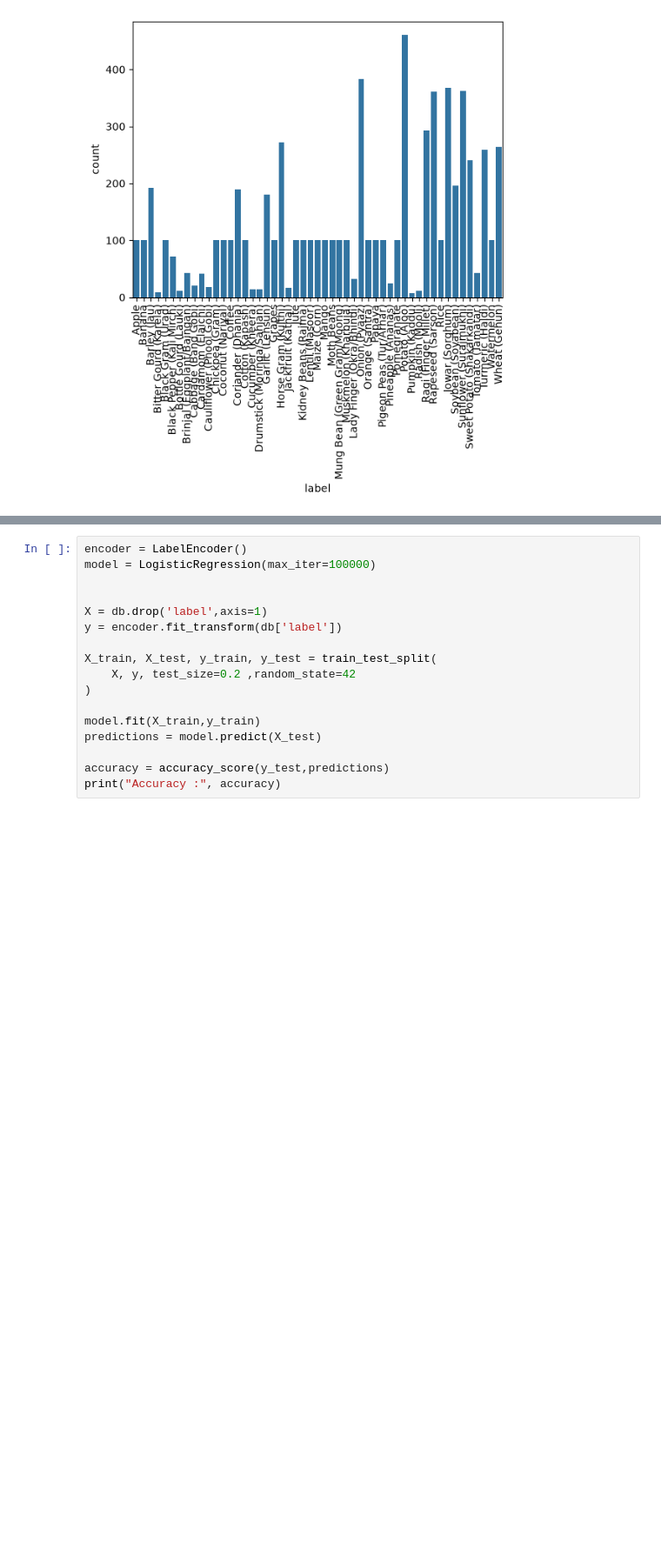
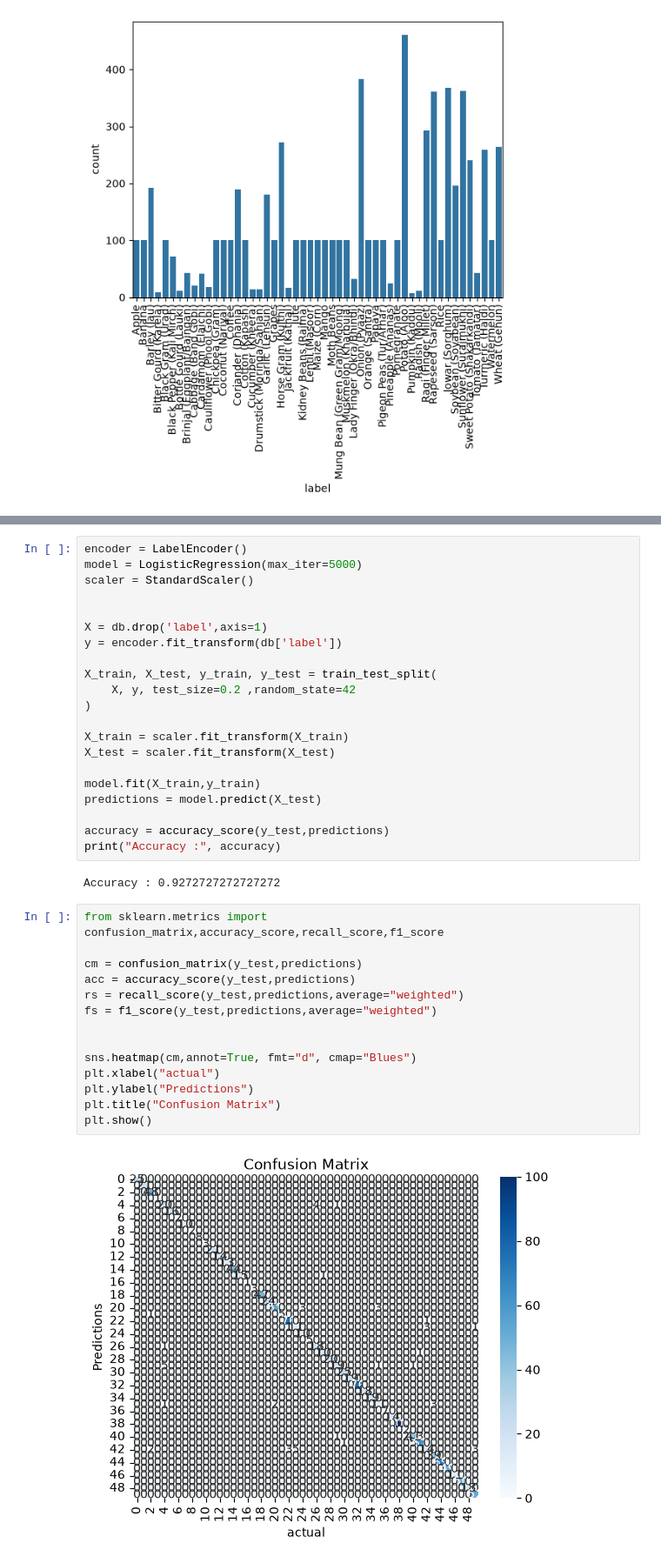
Before and after one commit to sandeshKumar18/Crop-Prediction-Models, a Jupyter notebook: Model.ipynb, the cells around one changed output, grey strips where cells are left out. Shown at 87% size. Drawn from its saved outputs; the diff is of its cells as text; blank space fills up the shorter version.

Commit message:
confusion matrix

```diff
--- a/Model.ipynb
+++ b/Model.ipynb
@@ -29,6 +35,7 @@ from sklearn.model_selection import train_test_split
 # %%
 encoder = LabelEncoder()
-model = LogisticRegression(max_iter=100000)
+model = LogisticRegression(max_iter=5000)
+scaler = StandardScaler()
 
 
 X = db.drop('label',axis=1)
@@ -38,8 +45,29 @@ X_train, X_test, y_train, y_test = train_test_split(
     X, y, test_size=0.2 ,random_state=42
 )
 
+X_train = scaler.fit_transform(X_train)
+X_test = scaler.fit_transform(X_test)
+
 model.fit(X_train,y_train)
 predictions = model.predict(X_test)
 
 accuracy = accuracy_score(y_test,predictions)
 print("Accuracy :", accuracy)
+# %% [output]
+Accuracy : 0.9272727272727272
+# %%
+from sklearn.metrics import confusion_matrix,accuracy_score,recall_score,f1_score
+
+cm = confusion_matrix(y_test,predictions)
+acc = accuracy_score(y_test,predictions)
+rs = recall_score(y_test,predictions,average="weighted")
+fs = f1_score(y_test,predictions,average="weighted")
+
+
+sns.heatmap(cm,annot=True, fmt="d", cmap="Blues")
+plt.xlabel("actual")
+plt.ylabel("Predictions")
+plt.title("Confusion Matrix")
+plt.show()
+# %% [output]
+[figure, added]
```
Also changed, not shown: parts of 2 cells of this notebook, 1 other file.
